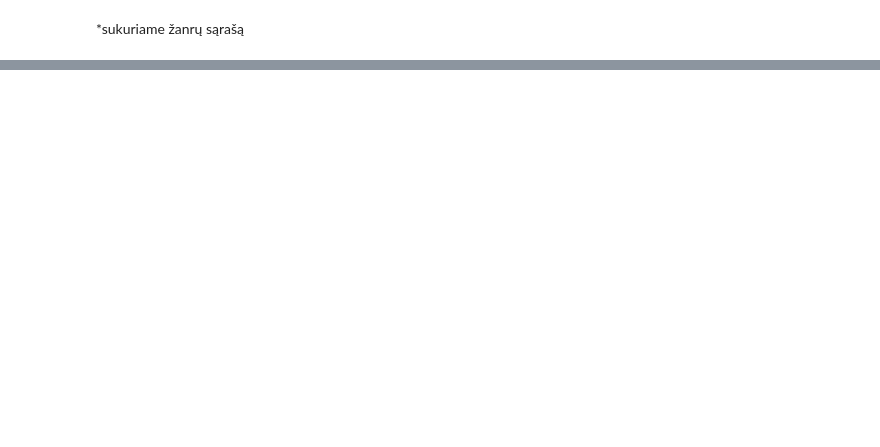
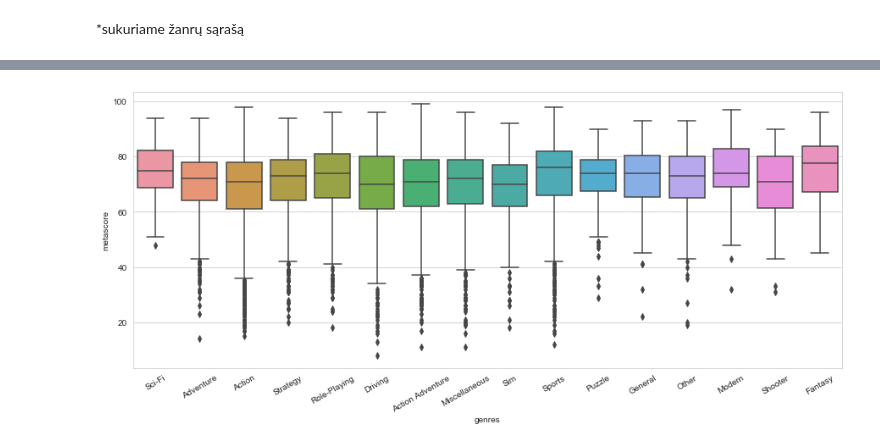
Before and after one commit to radi0imtuvas/Duomenu_analitikos_atsiskaitymas, a Jupyter notebook: Duomenu_analizes_atsiskaitymas.ipynb, the cells around one changed output, grey strips where cells are left out. Saved outputs shown, nothing was run; the diff lists cells and outputs as text; code cells hidden in the pictures; blank space fills up the shorter version.

Commit message:
nupiešti grafikai ir sukurti keli modeliai

```diff
--- a/Duomenu_analizes_atsiskaitymas.ipynb
+++ b/Duomenu_analizes_atsiskaitymas.ipynb
@@ -3,4 +3,9 @@ import pandas as pd
 import matplotlib.pyplot as plt
 import numpy as np
 import seaborn as sns
-from collections import Counter
+sns.set_style("whitegrid")
+
+from sklearn.metrics import mean_absolute_error
+from sklearn.model_selection import train_test_split
+from sklearn.linear_model import LinearRegression
+from sklearn.tree import DecisionTreeRegressor
@@ -7,3 +16,10 @@ from collections import Counter
+# %%
+#F-cja piešianti boxplot, kur column_x yra norimas stulpelis x reikšmėm, column_y yra norimas stulpelis y reikšmėm,
+#dtf yra iš kokio dataframe stulpelius imti
+def box_plt(column_x, column_y, dtf):
+    plt.figure(figsize=(15,6))
+    sns.boxplot(x=column_x, y=column_y, data = dtf)
+    plt.xticks(rotation=30)
 # %% [markdown]
 
 ## Kokie parametrai leis sukurti ir išleisti gerai įvertinta  žaidimą
@@ -20,0 +34,15 @@ df_games.tail()
+# %%
+df_games = df_games.drop(['developer','publisher','attribute', 'link', 'critic_positive', 'critic_neutral', 'critic_negative',
+'user_positive', 'user_neutral', 'user_negative'],axis=1)
+
+df_games = df_games.rename(columns={"genre(s)": "genres"})
+df_games = df_games.dropna(subset=['genres'])
+
+df_games = df_games.dropna(subset=['release_date'])
+df_games['release_date'] = pd.to_datetime(df_games.release_date)
+
+df_games = df_games.dropna(subset=['user_score'])
+df_games.drop(df_games[df_games['user_score'] == 'tbd'].index, inplace = True)
+df_games['user_score'] = df_games.user_score.astype('float64')
+
+df_games
@@ -65,0 +170,4 @@ sns.barplot(y=total.Genre, x=total.Sum)
+# %%
+box_plt('genres', 'metascore', df_games)
+# %% [output]
+[figure, added]
```
Also changed, not shown: parts of 36 cells of this notebook.
